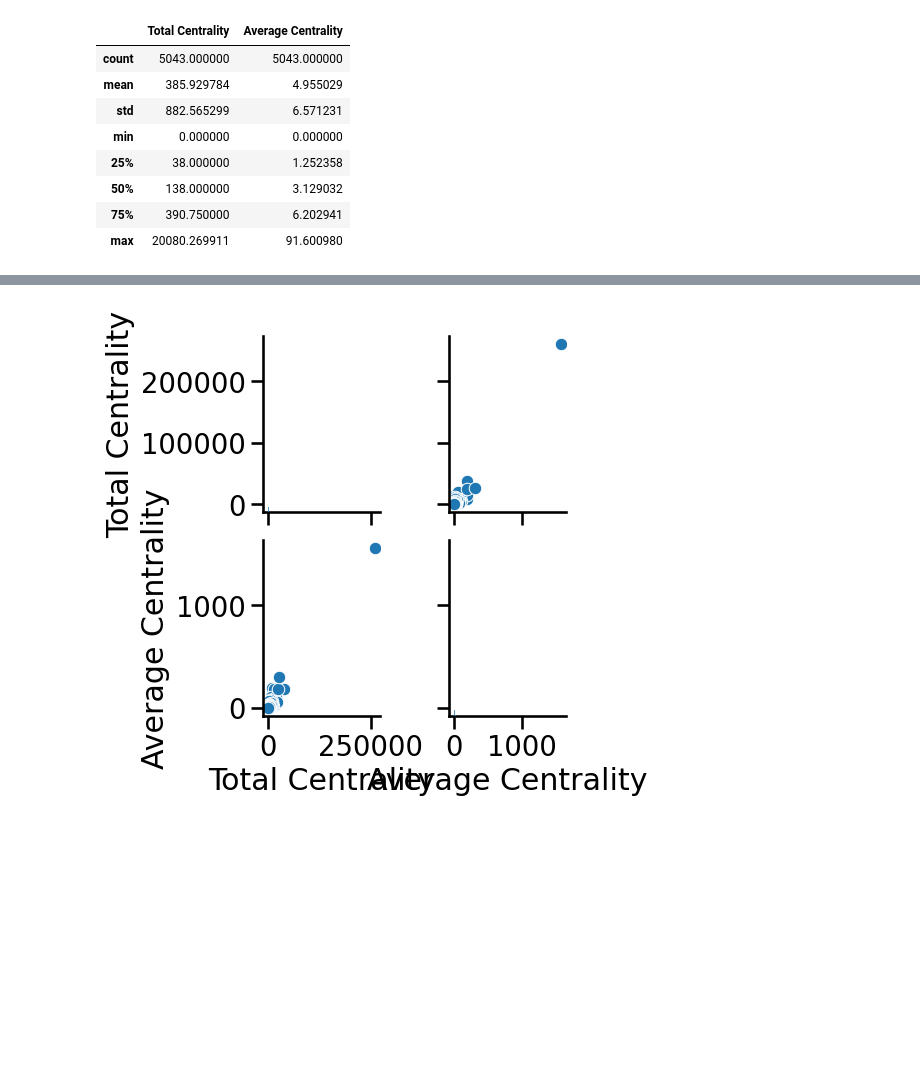
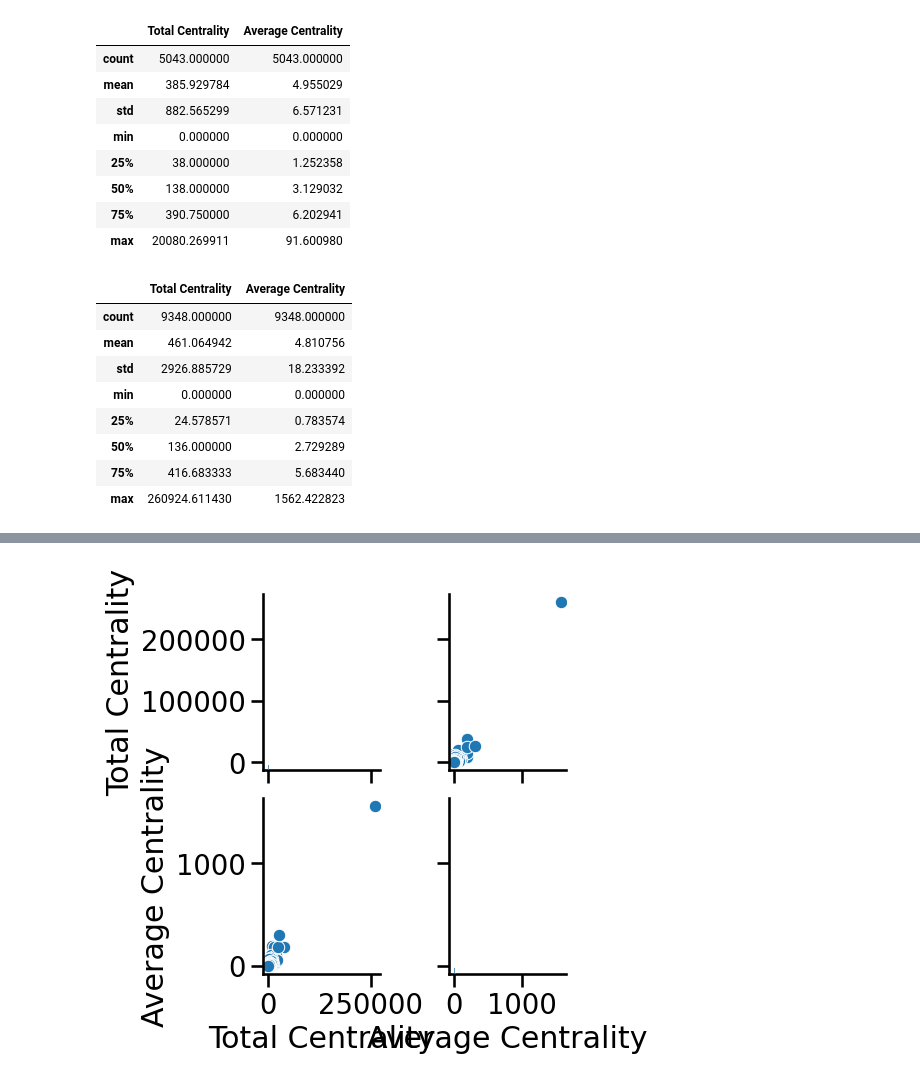
Before and after one commit to prashee04/Bollywood_movie_analysis, a Jupyter notebook: final/plot.ipynb, the cells around one changed output, grey strips where cells are left out. Saved outputs shown, nothing was run; the diff lists cells and outputs as text; code cells hidden in the pictures; blank space fills up the shorter version.

```diff
--- a/final/plot.ipynb
+++ b/final/plot.ipynb
@@ -40,6 +40,18 @@ fc.describe()
 | 50% | 138.000000 | 3.129032 |
 | 75% | 390.750000 | 6.202941 |
 | max | 20080.269911 | 91.600980 |
+# %%
+mc.describe()
+# %% [output]
+|  | Total Centrality | Average Centrality |
+| count | 9348.000000 | 9348.000000 |
+| mean | 461.064942 | 4.810756 |
+| std | 2926.885729 | 18.233392 |
+| min | 0.000000 | 0.000000 |
+| 25% | 24.578571 | 0.783574 |
+| 50% | 136.000000 | 2.729289 |
+| 75% | 416.683333 | 5.683440 |
+| max | 260924.611430 | 1562.422823 |
 # %%
 sns.pairplot(fc);
 # %% [output]
```
Also changed, not shown: parts of 3 cells of this notebook, 13 other files.
